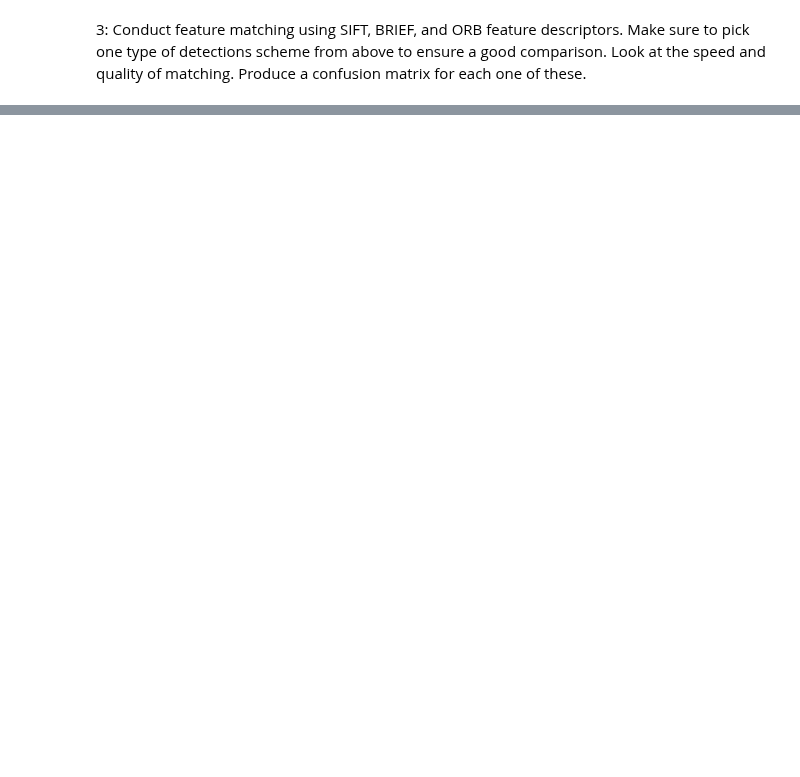
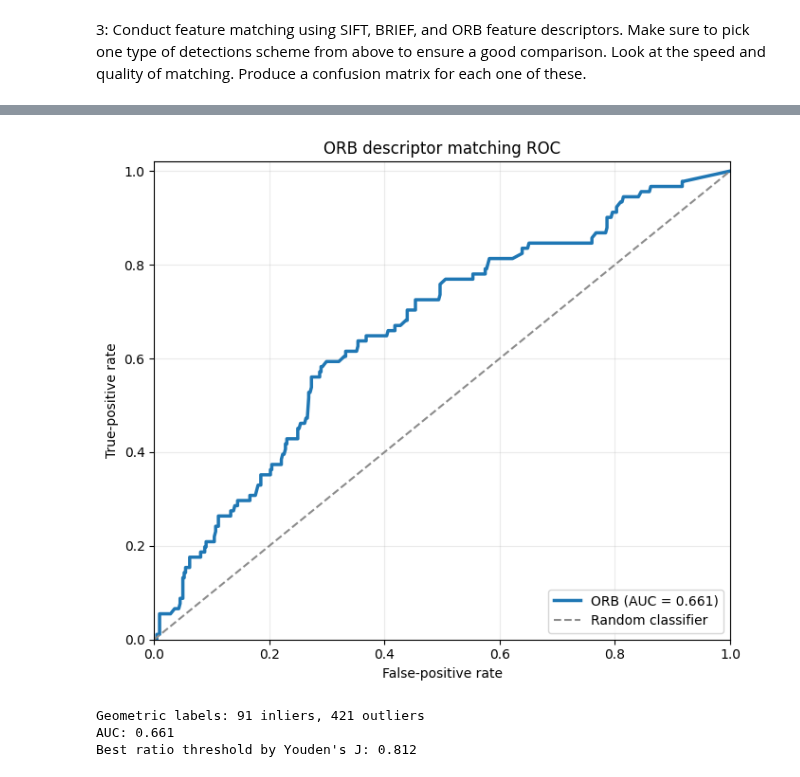
Before and after one commit to brownjordan317/ME566, a Jupyter notebook: Homework/two/report.ipynb, the cells around one changed output, grey strips where cells are left out. Drawn from its saved outputs; the diff is of its cells as text; code cells hidden in the pictures; blank space fills up the shorter version.

```diff
--- a/Homework/two/report.ipynb
+++ b/Homework/two/report.ipynb
@@ -363,0 +361,62 @@ for your matching technique.
+# %%
+# Question 4: ORB ROC curve using FAST detections and geometric verification
+import matplotlib.pyplot as plt
+
+
+def compute_orb_roc(ransac_threshold=5.0):
+    left_image, _, right_image = load_images()["translation"]
+    left_fast = Fast(left_image).detect_features()
+    right_fast = Fast(right_image).detect_features()
+
+    orb = cv2.ORB_create(nfeatures=1000)
+    left_keypoints, left_descriptors = orb.compute(cv2.cvtColor(left_image, cv2.COLOR_BGR2GRAY), left_fast)
+    right_keypoints, right_descriptors = orb.compute(cv2.cvtColor(right_image, cv2.COLOR_BGR2GRAY), right_fast)
+    if left_descriptors is None or right_descriptors is None:
+        raise ValueError("ORB could not compute descriptors for the selected images.")
+
+    pairs = cv2.BFMatcher(cv2.NORM_HAMMING).knnMatch(left_descriptors, right_descriptors, k=2)
+    pairs = [pair for pair in pairs if len(pair) == 2]
+    nearest = [pair[0] for pair in pairs]
+    ratios = np.array([first.distance / max(second.distance, 1.0) for first, second in pairs])
+
+    source_points = np.float32([left_keypoints[m.queryIdx].pt for m in nearest]).reshape(-1, 1, 2)
+    target_points = np.float32([right_keypoints[m.trainIdx].pt for m in nearest]).reshape(-1, 1, 2)
+    _, inlier_mask = cv2.findHomography(source_points, target_points, cv2.RANSAC, ransac_threshold)
+    if inlier_mask is None:
+        raise ValueError("RANSAC could not estimate a homography for the selected images.")
+    labels = inlier_mask.ravel().astype(bool)
+    positives, negatives = labels.sum(), (~labels).sum()
+    if positives == 0 or negatives == 0:
+        raise ValueError("ROC analysis requires both geometric inliers and outliers.")
+
+    thresholds = np.r_[-np.inf, np.unique(ratios), np.inf]
+    tpr, fpr = [], []
+    for threshold in thresholds:
+        predicted = ratios <= threshold
+        tpr.append(np.count_nonzero(predicted & labels) / positives)
+        fpr.append(np.count_nonzero(predicted & ~labels) / negatives)
+    tpr, fpr = np.asarray(tpr), np.asarray(fpr)
+    auc = np.trapezoid(tpr, fpr)
+    youden_index = np.argmax(tpr - fpr)
+    return fpr, tpr, auc, thresholds[youden_index], positives, negatives
+
+
+q4_fpr, q4_tpr, q4_auc, q4_best_ratio, q4_inliers, q4_outliers = compute_orb_roc()
+fig, ax = plt.subplots(figsize=(7, 6))
+ax.plot(q4_fpr, q4_tpr, linewidth=2.5, label=f"ORB (AUC = {q4_auc:.3f})")
+ax.plot([0, 1], [0, 1], "--", color="0.55", label="Random classifier")
+ax.set(xlabel="False-positive rate", ylabel="True-positive rate", title="ORB descriptor matching ROC", xlim=(0, 1), ylim=(0, 1.02))
+ax.grid(alpha=0.25)
+ax.legend(loc="lower right")
+fig.tight_layout()
+q4_path = OUTPUT_DIR / "q4_orb_roc.png"
+fig.savefig(q4_path, dpi=160, bbox_inches="tight")
+plt.show()
+print(f"Geometric labels: {q4_inliers} inliers, {q4_outliers} outliers")
+print(f"AUC: {q4_auc:.3f}")
+print(f"Best ratio threshold by Youden's J: {q4_best_ratio:.3f}")
+# %% [output]
+[figure, added]
+Geometric labels: 91 inliers, 421 outliers
+AUC: 0.661
+Best ratio threshold by Youden's J: 0.812
```
Also changed, not shown: parts of 9 cells of this notebook, 1 other file.
